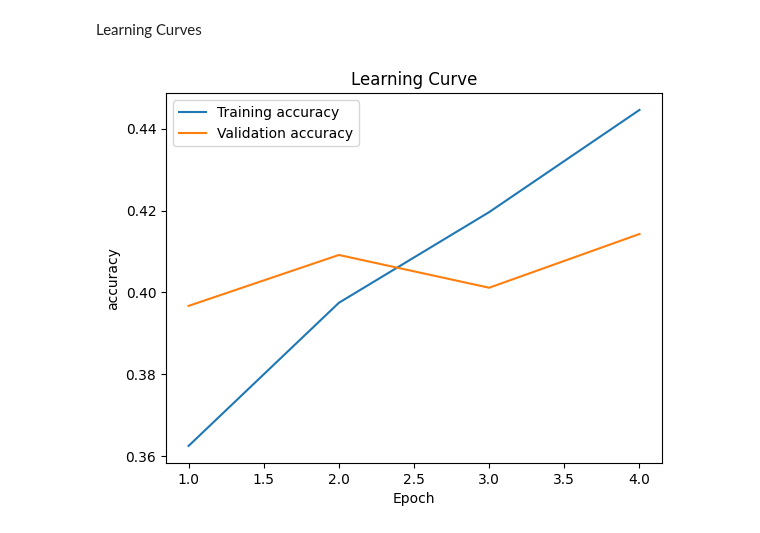
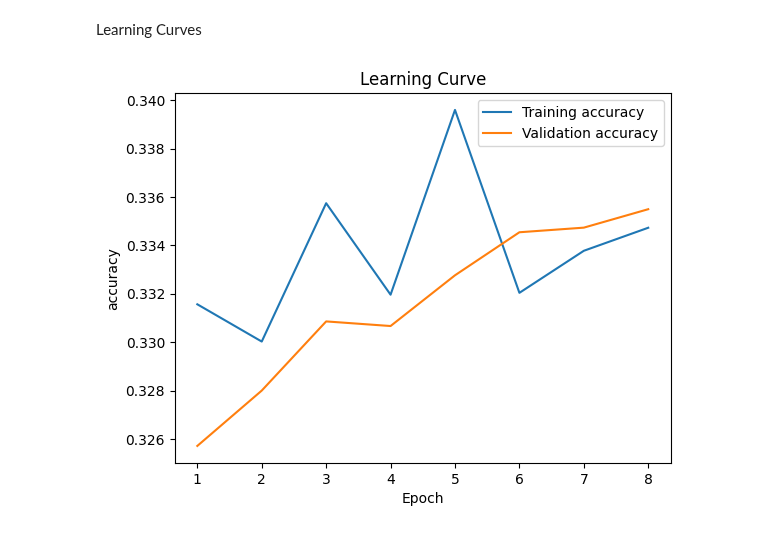
Before and after one commit to natedrake7/MachineLearning, a Jupyter notebook: BERT/project.ipynb, the cells around one changed output. Saved outputs shown, nothing was run; the diff lists cells and outputs as text; code cells hidden in the pictures.

```diff
--- a/BERT/project.ipynb
+++ b/BERT/project.ipynb
@@ -229,7 +231,7 @@ test_input_ids,test_attention_masks = CreateTensors(test_input_ids,test_attentio
 # %% [markdown]
 Create Tensor Datasets
 # %%
-batch_size = 128
+batch_size = 64
 
 train_dataset = TensorDataset(train_input_ids,train_attention_masks,train_labels)
 train_dataloader = DataLoader(train_dataset,batch_size = batch_size)
@@ -371,32 +383,47 @@ You should probably TRAIN this model on a down-stream task to be able to use it
 # %%
-EPOCHS = 4
+model = BertForSequenceClassification.from_pretrained(
+    "nlpaueb/bert-base-greek-uncased-v1",
+    num_labels = 3,
+    output_attentions = False,
+    output_hidden_states = False,
+).to(device)
 
-optimizer = torch.optim.AdamW(model.parameters(),lr = 2e-5,eps = 1e-8)
-scheduler = get_linear_schedule_with_warmup(optimizer,
-                                            num_warmup_steps = 0,
-                                            num_training_steps = len(train_dataloader) * EPOCHS)
+EPOCHS = 8
+
+optimizer = torch.optim.AdamW(model.parameters(),lr = 2e-6,eps = 1e-8)
+scheduler = StepLR(optimizer, step_size=5, gamma=0.1)
+#scheduler = get_linear_schedule_with_warmup(optimizer,
+#                                       num_warmup_steps = 0,
+#                                           num_training_steps = len(train_dataloader) * EPOCHS)
 training_stats = []
+best_f1 = 0
 
+t0 = time.time()
 for epoch in range(0,EPOCHS):
     print("")
     print('======== Epoch {:} / {:} ========'.format(epoch + 1, EPOCHS))
     print('Training...')
-    t0 = time.time()
 
     model.train()
 
-    avg_train_accuracy,avg_train_loss,training_time = Train(model,train_dataloader,optimizer,scheduler)
+    avg_train_accuracy,avg_train_f1,avg_train_loss,training_time = Train(model,train_dataloader,optimizer,scheduler)
 
     model.eval()
 
-    avg_val_accuracy,avg_val_loss,validation_time = Validate(model,valid_dataloader)
+    avg_val_accuracy,avg_val_f1,avg_val_loss,validation_time = Validate(model,valid_dataloader)
+
+    if avg_val_f1 >= best_f1:
+        best_f1 = avg_val_f1
+        best_model = model
 
     training_stats.append(
         {
             'epoch': epoch + 1,
             'Training Accuracy': avg_train_accuracy,
+            'Training F1': avg_train_f1.cpu().item(),
             'Training Loss': avg_train_loss,
             'Validation Accuracy.': avg_val_accuracy,
+            'Validation F1': avg_val_f1.cpu().item(),
             'Validation. Loss': avg_val_loss,
             'Training Time': training_time,
             'Validation Time': validation_time
@@ -451,19 +1657,24 @@ Learning Curves
 # %%
 train_accuracy = []
 valid_accuracy = []
+
+train_f1 = []
+valid_f1 = []
 
 train_loss = []
 valid_loss = []
 
 for stats in training_stats:
     train_accuracy.append(stats['Training Accuracy'])
     valid_accuracy.append(stats['Validation Accuracy.'])
     train_loss.append(stats['Training Loss'])
     valid_loss.append(stats['Validation. Loss'])
+    train_f1.append(stats['Training F1'])
+    valid_f1.append(stats['Validation F1'])
 
 LearningCurve(train_accuracy,valid_accuracy)
 # %% [output]
-[figure, old version]
+[figure, new version]
 # %%
 LearningCurve(train_loss,valid_loss,plot_label='Loss',y_label='Loss')
 # %% [output]
```
Also changed, not shown: parts of 42 cells of this notebook, 22 other files.
